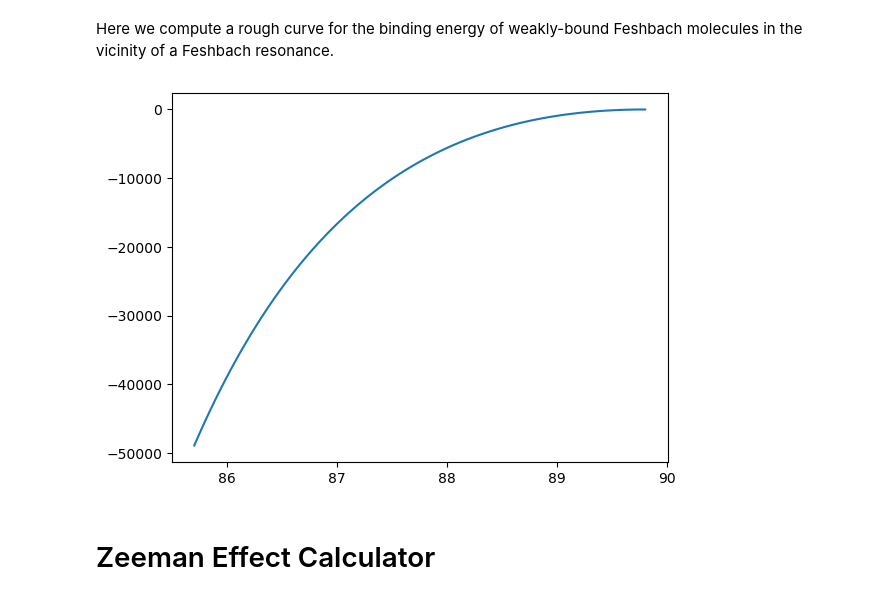
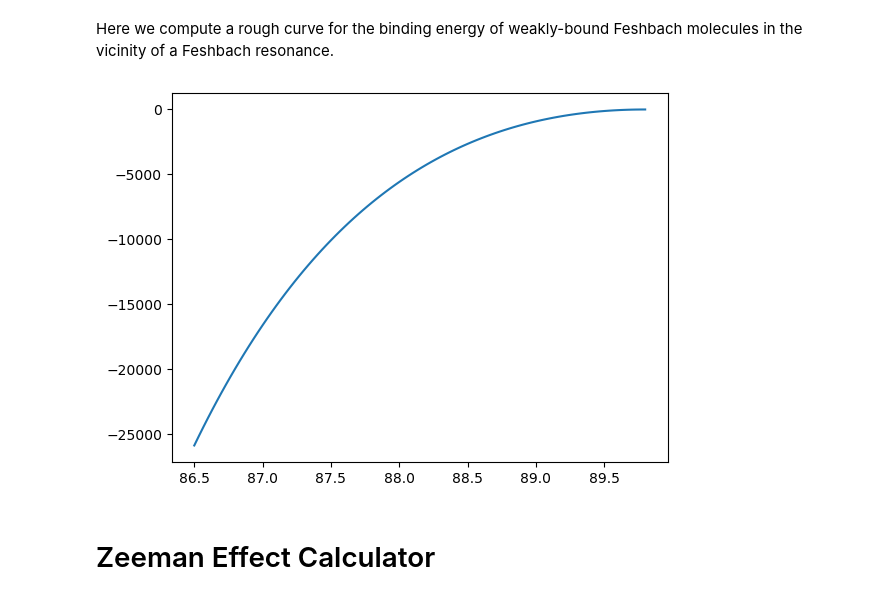
Before and after one commit to huanium/huanium, a Jupyter notebook: MIT_PhD/AMO_Calculator/AMO_Calculator.ipynb, the cells around one changed output. Drawn from its saved outputs; the diff is of its cells as text; code cells hidden in the pictures.

```diff
--- a/MIT_PhD/AMO_Calculator/AMO_Calculator.ipynb
+++ b/MIT_PhD/AMO_Calculator/AMO_Calculator.ipynb
@@ -3744,12 +3744,12 @@ def Eb(B, width_FB = [5.8, 9.55],B_FB = [78.35, 89.8]):
     Eb = hbar**2 / (2*muNa40K*u*(a - a_mean)**2)
     return Eb/(hbar*2*np.pi)
 # %%
-B = np.linspace(85.7,89.8,100)
+B = np.linspace(86.5,89.8,100)
 Eb_array = Eb(B)
 plt.plot(B,-Eb_array)
 plt.show()
 # %% [output]
-[figure, old version]
+[figure, new version]
 # %% [markdown]
 # <font size=5, color='black'> Zeeman Effect Calculator </font>
 # %%
```
Also changed, not shown: parts of 4 cells of this notebook, 7 other files.
